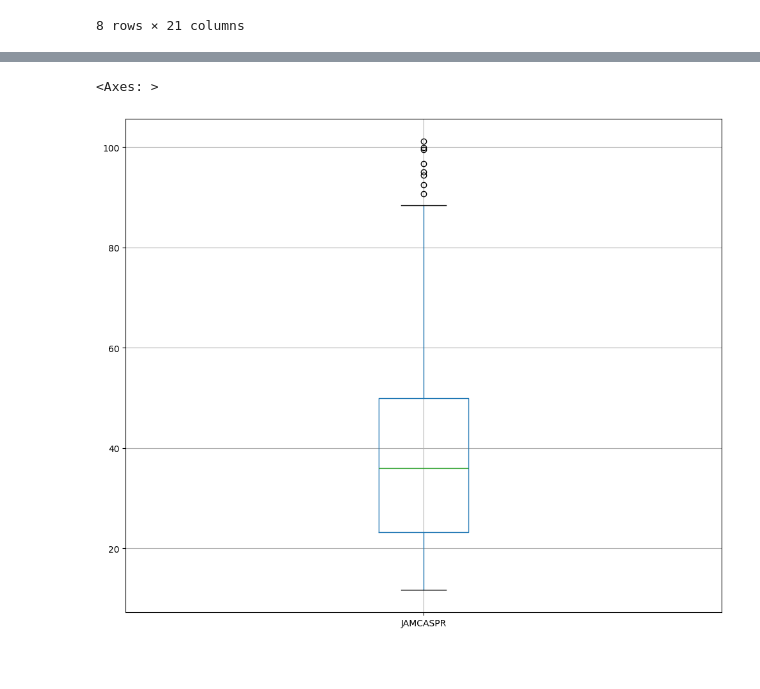
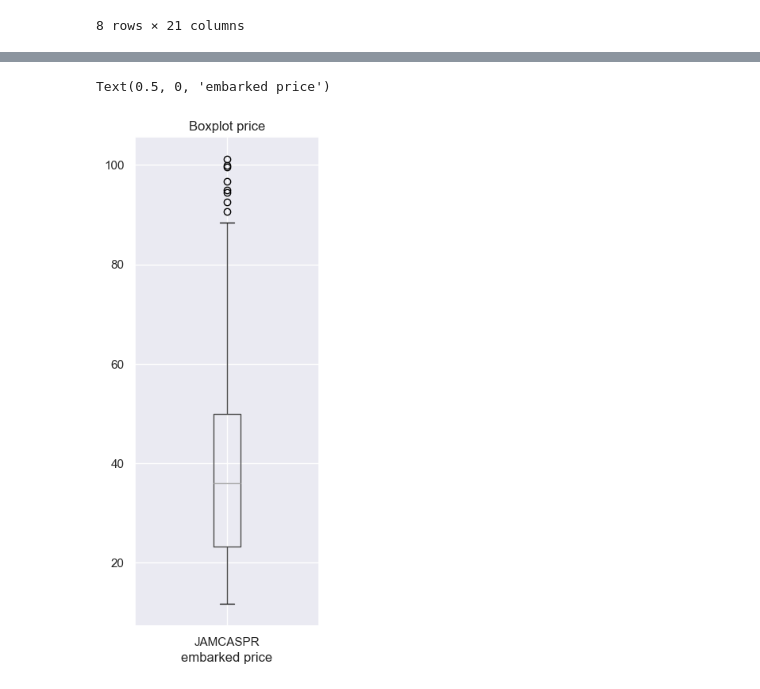
Before and after one commit to andren967/Novak_SlaveVoyages, a Jupyter notebook: Slave_trade_EDA.ipynb, the cells around one changed output, grey strips where cells are left out. Cells and saved outputs as stored; diff of their text form; code cells hidden in the pictures; blank space fills up the shorter version.

```diff
--- a/Slave_trade_EDA.ipynb
+++ b/Slave_trade_EDA.ipynb
@@ -75,4 +76,7 @@ slave_voyages = slave_voyages.set_index("VOYAGEID")
 slave_voyages[["YEARDEP","YEARAF","YEARAM","VOY2IMP","CREW1","CREWDIED","NDESERT","SLAXIMP","SLAMIMP","SLADVOY","YEAR100"]] = slave_voyages[["YEARDEP","YEARAF","YEARAM","VOY2IMP","CREW1","CREWDIED","NDESERT","SLAXIMP","SLAMIMP","SLADVOY","YEAR100"]].astype('Int64')
+# %%
+#Set date-columns as datetime
+slave_voyages[["DATEBUY","DATELAND1"]] = slave_voyages[["DATEBUY","DATELAND1"]].apply(lambda x: pd.to_datetime(x,errors = 'coerce', format = '%Y-%m-%d'))
 # %%
 slave_voyages.info()
 # %% [output]
@@ -655,6 +795,9 @@ slave_voyages.boxplot('SLAXIMP',return_type = 'axes', figsize=(12,10), showflier
 # %%
+plt.figure(figsize=(3,8))
 slave_voyages.boxplot('JAMCASPR',return_type = 'axes', figsize=(12,10), showfliers=True)
+plt.title("Boxplot price")
+plt.xlabel("embarked price")
 # %% [output]
-<Axes: >
+Text(0.5, 0, 'embarked price')
-[figure, old version]
+[figure, new version]
 # %%
```
Also changed, not shown: parts of 41 cells of this notebook.
